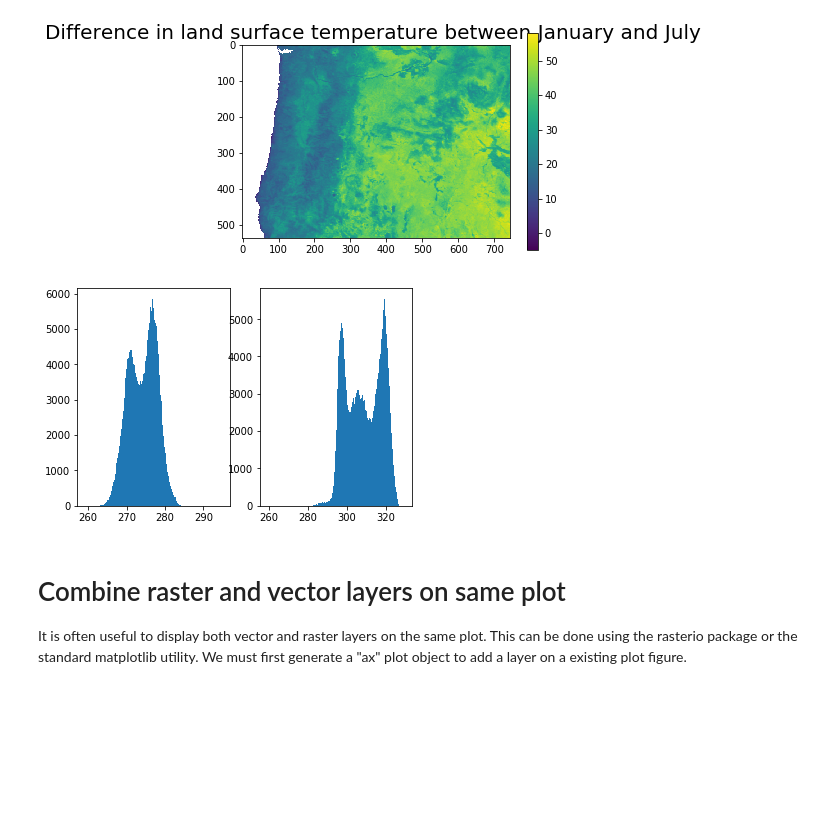
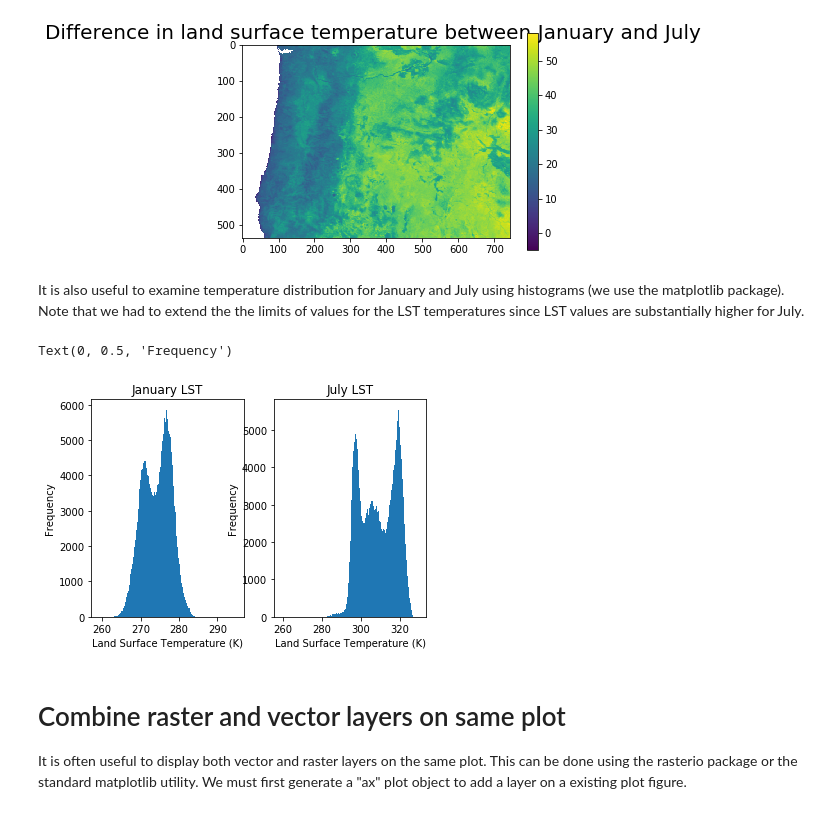
Before and after one commit to bparment1/workshops_courses_spatial_analyses, a Jupyter notebook: regression_temperature.ipynb, the cells around one changed output. Cells and saved outputs as stored; diff of their text form; code cells hidden in the pictures; blank space fills up the shorter version.

Commit message:
subplots to combine plots in pannel for raster and hist

```diff
--- a/regression_temperature.ipynb
+++ b/regression_temperature.ipynb
@@ -235,17 +235,27 @@ plt.colorbar()
 Data type for r_lst1 object:  <class 'numpy.ma.core.MaskedArray'>
 <matplotlib.colorbar.Colorbar at 0x...>
 [figure]
+# %% [markdown]
+It is also useful to examine temperature distribution for January and July using histograms (we use the matplotlib package). Note that we had to extend the the limits of values for the LST temperatures since LST values are substantially higher for July.
 # %%
 # Explore values distribution
 f, ax = plt.subplots(1, 2)
 ax[0].hist(r_lst1.ravel(),
          bins=256,
          range=(259.0,295.0));
+ax[0].set_title('January LST')
+ax[0].set_xlabel('Land Surface Temperature (K)')
+ax[0].set_ylabel('Frequency')
+
 ax[1].hist(r_lst7.ravel(),
          bins=256,
          range=(259.0,330));
+ax[1].set_title('July LST')
+ax[1].set_xlabel('Land Surface Temperature (K)')
+ax[1].set_ylabel('Frequency')
 # %% [output]
+Text(0, 0.5, 'Frequency')
-[figure, old version]
+[figure, new version]
 # %% [markdown]
 # Combine raster and vector layers on same plot
 
```
Also changed, not shown: parts of 8 cells of this notebook.
